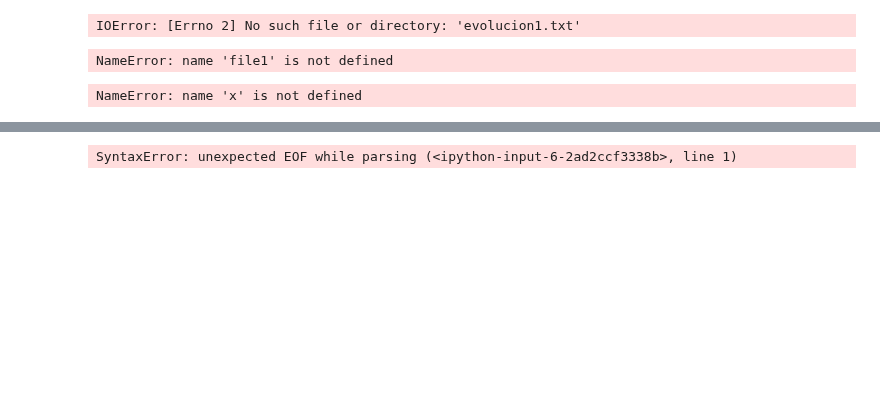
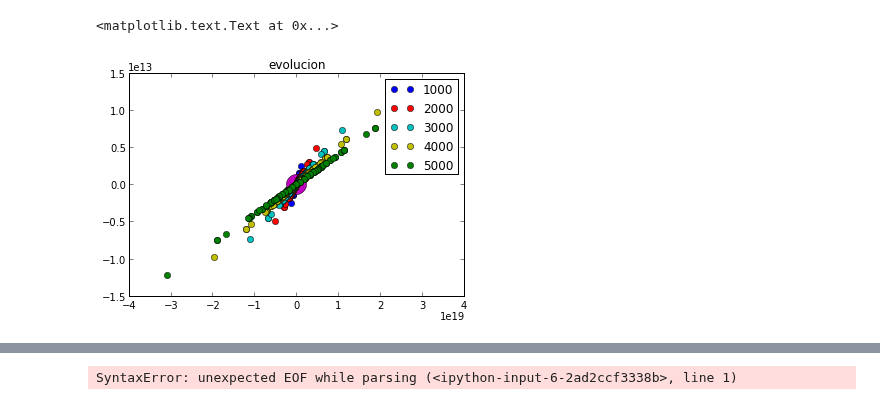
Before and after one commit to daniel-lozano/tarea6, a Jupyter notebook: plots_evoluciones.ipynb, the cells around one changed output, grey strips where cells are left out. Drawn from its saved outputs; the diff is of its cells as text; code cells hidden in the pictures; blank space fills up the shorter version.

```diff
--- a/plots_evoluciones.ipynb
+++ b/plots_evoluciones.ipynb
@@ -8,38 +9,42 @@ Populating the interactive namespace from numpy and matplotlib
 # %%
-file1=np.loadtxt(open("evolucion1.txt","r"))
-file2=np.loadtxt(open("evolucion2.txt","r"))
-file3=np.loadtxt(open("evolucion3.txt","r"))
-file4=np.loadtxt(open("evolucion4.txt","r"))
-file5=np.loadtxt(open("evolucion5.txt","r"))
+file1=np.loadtxt(open("1000_anos.dat","r"))
+file2=np.loadtxt(open("2000_anos.dat","r"))
+file3=np.loadtxt(open("3000_anos.dat","r"))
+file4=np.loadtxt(open("4000_anos.dat","r"))
+file5=np.loadtxt(open("5000_anos.dat","r"))
-# %% [output]
-IOError: [Errno 2] No such file or directory: 'evolucion1.txt'
-# %%
-#primer momento de evolucion: 1000 millones de años
-x=file1[:,1]
-y=file1[:,2]
-vx=file1[:,3]
-vy=file1[:,4]
-# %% [output]
-NameError: name 'file1' is not defined
-# %%
-x1=np.empty(12)
-vx1=np.empty(12)
-y1=np.empty(12)
-vy1=np.empty(12)
-
-for i in range (12):
-    x1[i]=x[i+1]
-    y1[i]=y[i+1]
-    vx1[i]=vx[i+1]
-    vy1[i]=vy[i+1]
-
-plot(x1,y1,label="Posiciones")
-legend()
-xlabel("X")
-ylabel("Y")
-xlim(-100,100)
-ylim(-100,100)
-plt.show()
-plt.close()
-# %% [output]
-NameError: name 'x' is not defined
+# %%
+#primer momento de evolucion: 1000 millones de años
+x=file1[:,1]
+y=file1[:,2]
+vx=file1[:,3]
+vy=file1[:,4]
+plot(x,y, "bo",label="1000")
+plot(x[0],y[0], "mo",ms=20)
+x1=file2[:,1]
+y1=file2[:,2]
+vx1=file2[:,3]
+vy1=file2[:,4]
+plot(x1,y1, "ro",label="2000")
+
+x2=file3[:,1]
+y2=file3[:,2]
+vx2=file3[:,3]
+vy2=file3[:,4]
+plot(x2,y2, "co",label="3000")
+
+x3=file4[:,1]
+y3=file4[:,2]
+vx3=file4[:,3]
+vy3=file4[:,4]
+plot(x3,y3, "yo",label="4000")
+
+x4=file5[:,1]
+y4=file5[:,2]
+vx4=file5[:,3]
+vy4=file5[:,4]
+plot(x4,y4, "go",label="5000")
+legend()
+title("evolucion")
+# %% [output]
+<matplotlib.text.Text at 0x...>
+[figure, added]
```
Also changed, not shown: parts of 2 cells of this notebook, 16 other files.
